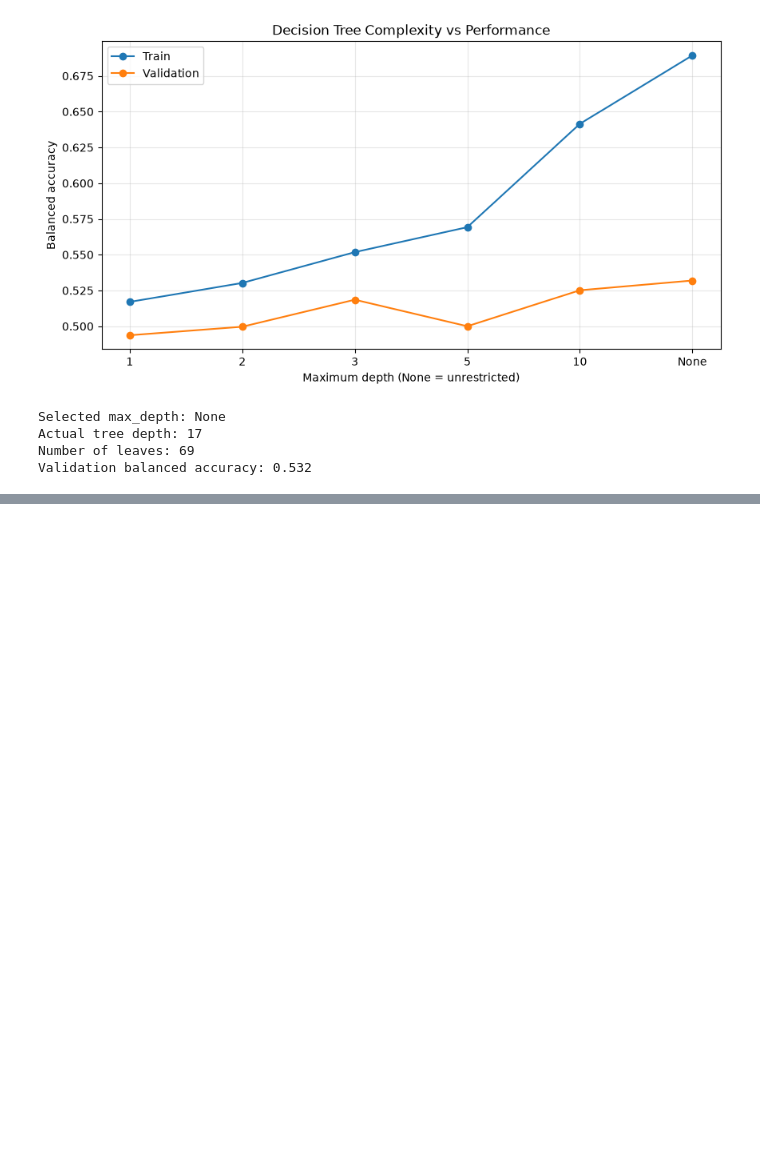
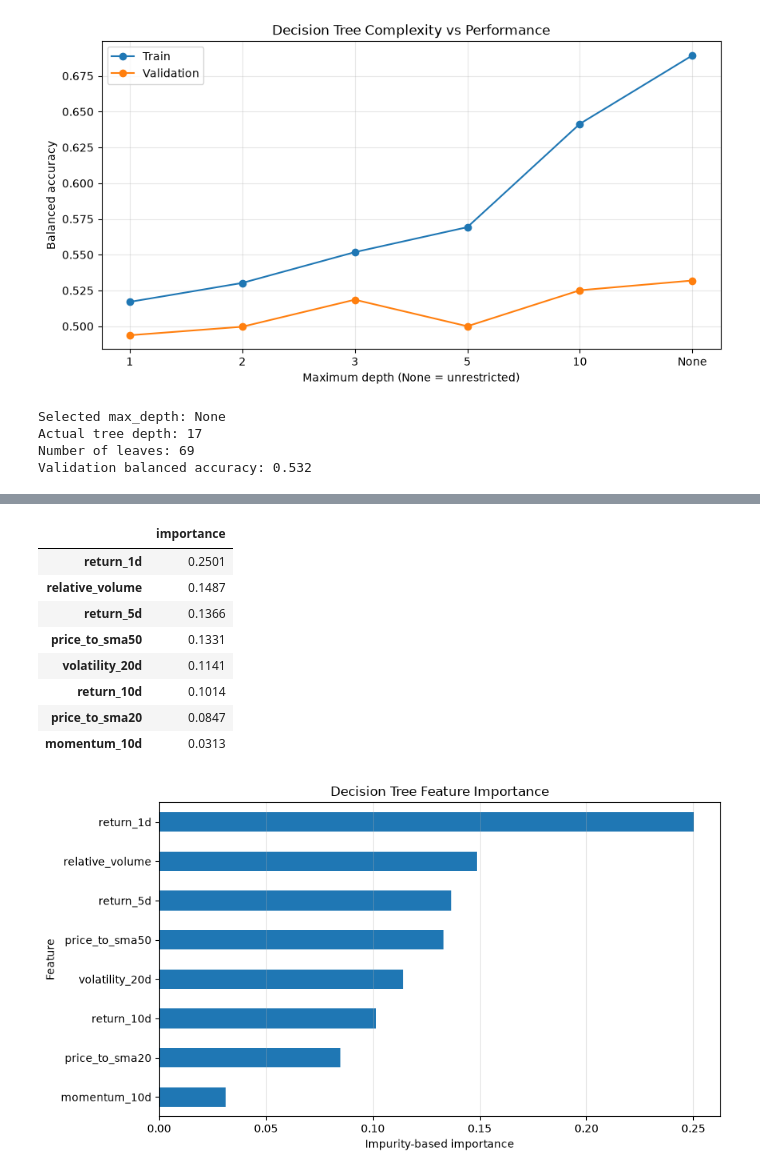
Before and after one commit to Anirveshreddy/stock-prediction-lab, a Jupyter notebook: notebooks/15_decision_tree_basics.ipynb, the cells around one changed output, grey strips where cells are left out. Saved outputs shown, nothing was run; the diff lists cells and outputs as text; code cells hidden in the pictures; blank space fills up the shorter version.

```diff
--- a/notebooks/15_decision_tree_basics.ipynb
+++ b/notebooks/15_decision_tree_basics.ipynb
@@ -334,0 +419,30 @@ Validation balanced accuracy: 0.532
+# %%
+#Examining Feature Importance
+importance = pd.Series(
+    best_tree.feature_importances_,
+    index=FEATURES,
+    name="importance"
+).sort_values(ascending=False)
+
+display(importance.to_frame().round(4))
+
+plt.figure(figsize=(9, 5))
+importance.sort_values().plot(kind="barh")
+
+plt.xlabel("Impurity-based importance")
+plt.ylabel("Feature")
+plt.title("Decision Tree Feature Importance")
+plt.grid(axis="x", alpha=0.3)
+plt.tight_layout()
+plt.show()
+# %% [output]
+|  | importance |
+| return_1d | 0.2501 |
+| relative_volume | 0.1487 |
+| return_5d | 0.1366 |
+| price_to_sma50 | 0.1331 |
+| volatility_20d | 0.1141 |
+| return_10d | 0.1014 |
+| price_to_sma20 | 0.0847 |
+| momentum_10d | 0.0313 |
+[figure, added]
```
Also changed, not shown: parts of 4 cells of this notebook, 2 other files.
